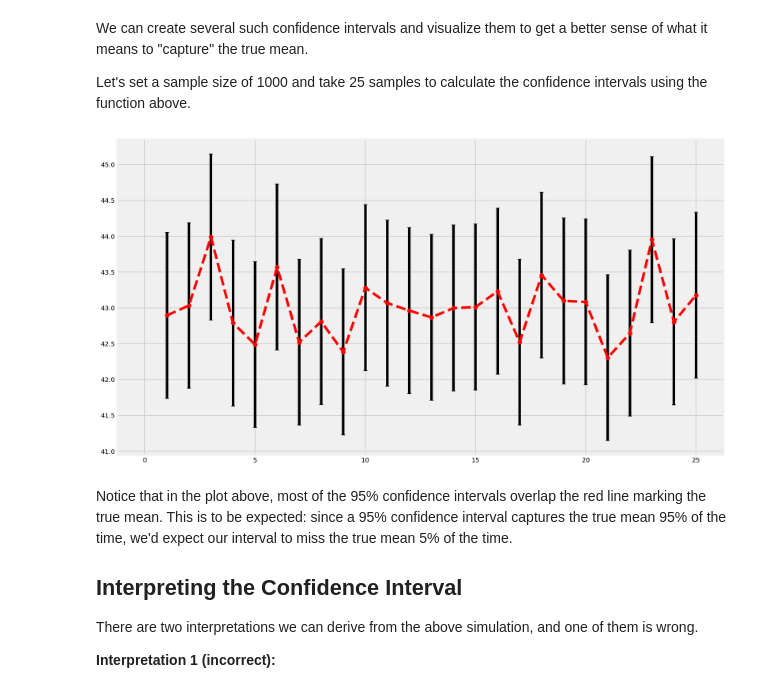
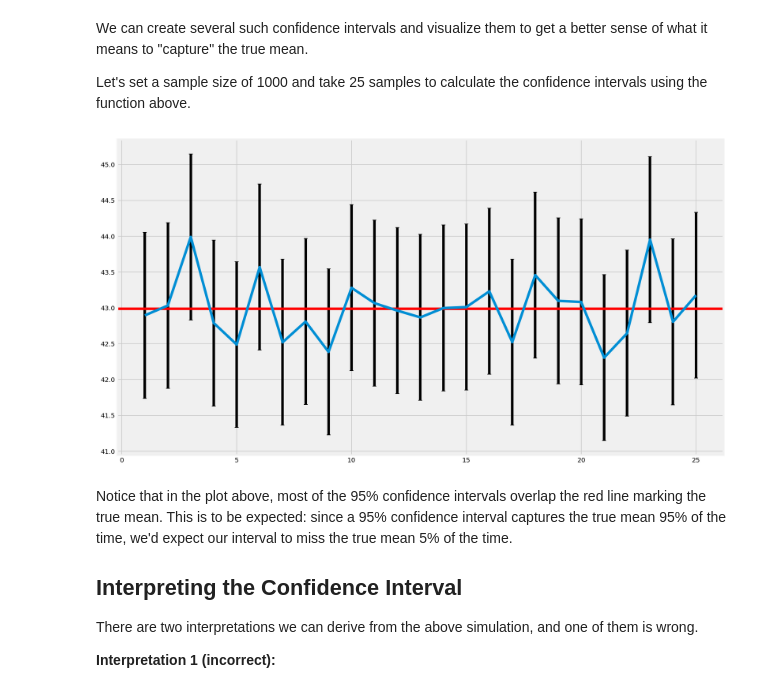
Before and after one commit to Gesh901/dsc-confidence-intervals-lab, a Jupyter notebook: index.ipynb, the cells around one changed output. Cells and saved outputs as stored; diff of their text form; code cells hidden in the pictures.

Commit message:
Adding in changes to graph

```diff
--- a/index.ipynb
+++ b/index.ipynb
@@ -259,17 +259,17 @@ for sample in range(25):
 # %%
 # plot the mean and confidence interval for each sample as error bars
 # plot the population mean
 
 plt.figure(figsize=(15,9))
 
 x_values = np.arange(1, len(sample_means) + 1)  # x-axis positions for each sample
 
 yerr = np.array([(upper - lower) / 2 for lower, upper in intervals])
 
-plt.errorbar(x_values, sample_means, yerr,capsize=3, fmt="r--o", ecolor = "black");
-plt.plot(np.mean(population_ages));
+plt.errorbar(x_values, sample_means, yerr= yerr,capsize=3, ecolor = "black");
+plt.axhline(np.mean(population_ages), ls = "-", c = "r", label = "Population mean");
 # %% [output]
-[figure, old version]
+[figure, new version]
 # %% [markdown]
 Notice that in the plot above, most of the 95% confidence intervals overlap the red line marking the true mean. This is to be expected: since a 95% confidence interval captures the true mean 95% of the time, we'd expect our interval to miss the true mean 5% of the time.
 
```
